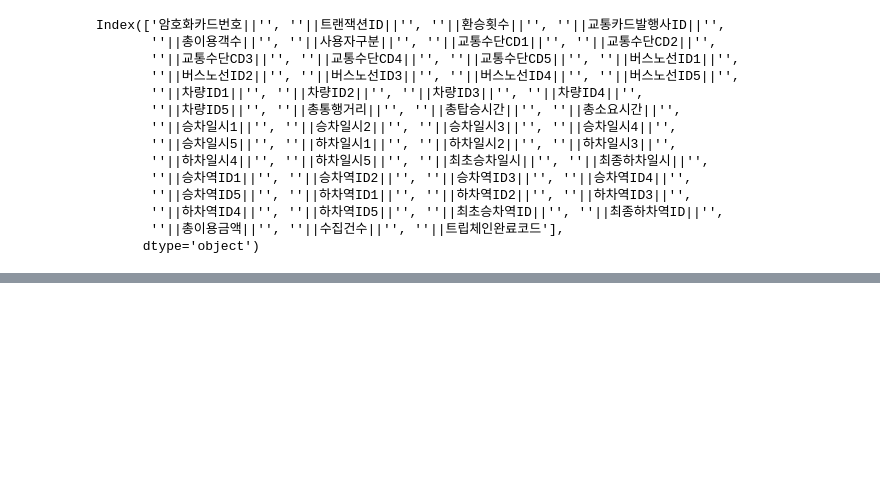
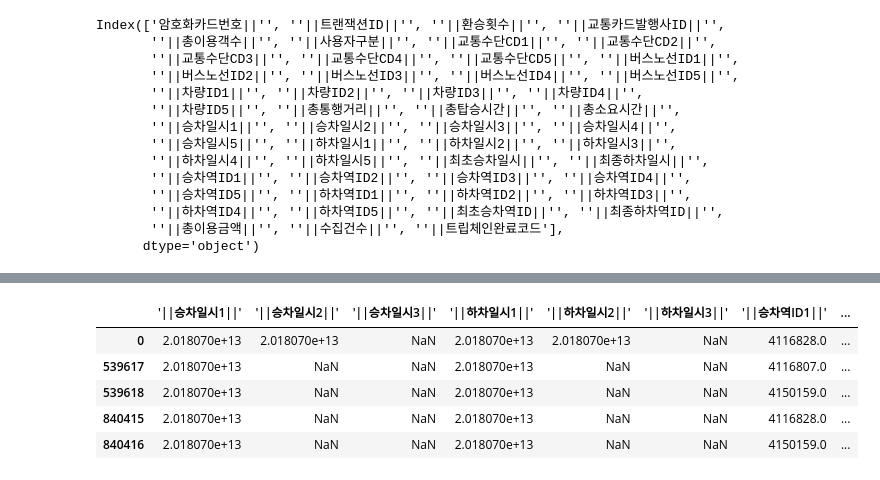
Before and after one commit to whtngus/finding_road, a Jupyter notebook: EDA/EDA_ALL-SH.ipynb, the cells around one changed output, grey strips where cells are left out. Drawn from its saved outputs; the diff is of its cells as text; code cells hidden in the pictures; blank space fills up the shorter version.

```diff
--- a/EDA/EDA_ALL-SH.ipynb
+++ b/EDA/EDA_ALL-SH.ipynb
@@ -158,0 +184,10 @@ sns.distplot(tripchain["'||총이용객수||'"])
+# %%
+# tripchain[tripchain["암호화카드번호||'"].isin([900079696430])]
+tripchain[tripchain["암호화카드번호||'"].isin([900079696430])][target_columns]
+# %% [output]
+|  | '||승차일시1||' | '||승차일시2||' | '||승차일시3||' | '||하차일시1||' | '||하차일시2||' | '||하차일시3||' | '||승차역ID1||' | ... |
+| 0 | 2.018070e+13 | 2.018070e+13 | NaN | 2.018070e+13 | 2.018070e+13 | NaN | 4116828.0 | ... |
+| 539617 | 2.018070e+13 | NaN | NaN | 2.018070e+13 | NaN | NaN | 4116807.0 | ... |
+| 539618 | 2.018070e+13 | NaN | NaN | 2.018070e+13 | NaN | NaN | 4150159.0 | ... |
+| 840415 | 2.018070e+13 | NaN | NaN | 2.018070e+13 | NaN | NaN | 4116828.0 | ... |
+| 840416 | 2.018070e+13 | NaN | NaN | 2.018070e+13 | NaN | NaN | 4150159.0 | ... |
```
Also changed, not shown: parts of 9 cells of this notebook.
